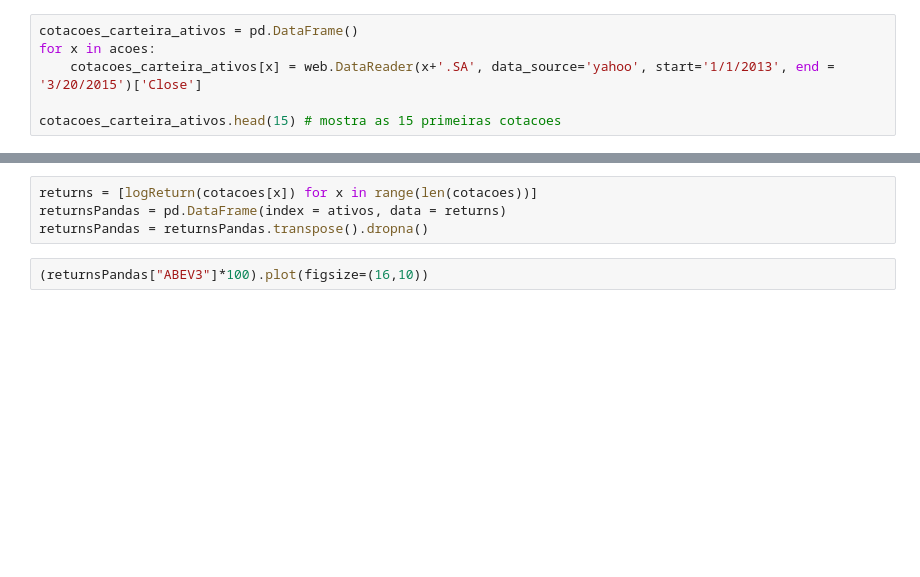
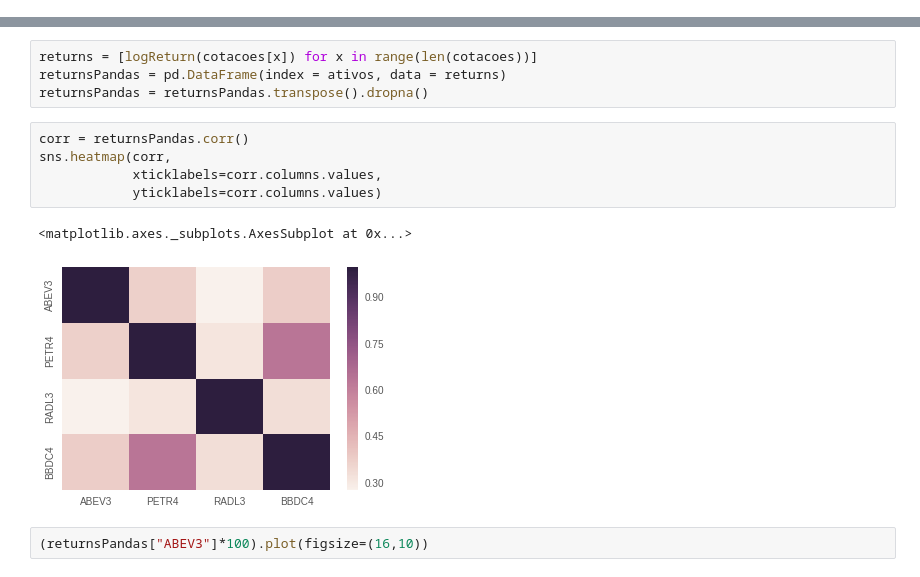
Before and after one commit to helderrezende/TCC, a Jupyter notebook: TCC Helder.ipynb, the cells around one changed output, grey strips where cells are left out. Drawn from its saved outputs; the diff is of its cells as text; blank space fills up the shorter version.

```diff
--- a/TCC Helder.ipynb
+++ b/TCC Helder.ipynb
@@ -95,6 +78,0 @@ pd.DataFrame([acoes,pesos] , index = ['Ação', 'Peso']).transpose()
-# %%
-cotacoes_carteira_ativos = pd.DataFrame()
-for x in acoes:
-    cotacoes_carteira_ativos[x] = web.DataReader(x+'.SA', data_source='yahoo', start='1/1/2013', end = '3/20/2015')['Close']
-
-cotacoes_carteira_ativos.head(15) # mostra as 15 primeiras cotacoes
@@ -574,6 +506,14 @@ Since the first step in the overall modeling approach involves a repeated applic
 returns = [logReturn(cotacoes[x]) for x in range(len(cotacoes))]
 returnsPandas = pd.DataFrame(index = ativos, data = returns)
 returnsPandas = returnsPandas.transpose().dropna()
+# %%
+corr = returnsPandas.corr()
+sns.heatmap(corr,
+            xticklabels=corr.columns.values,
+            yticklabels=corr.columns.values)
+# %% [output]
+<matplotlib.axes._subplots.AxesSubplot at 0x...>
+[figure, added]
 # %%
 (returnsPandas["ABEV3"]*100).plot(figsize=(16,10))
 # %% [output]
```
Also changed, not shown: parts of 26 cells of this notebook.
